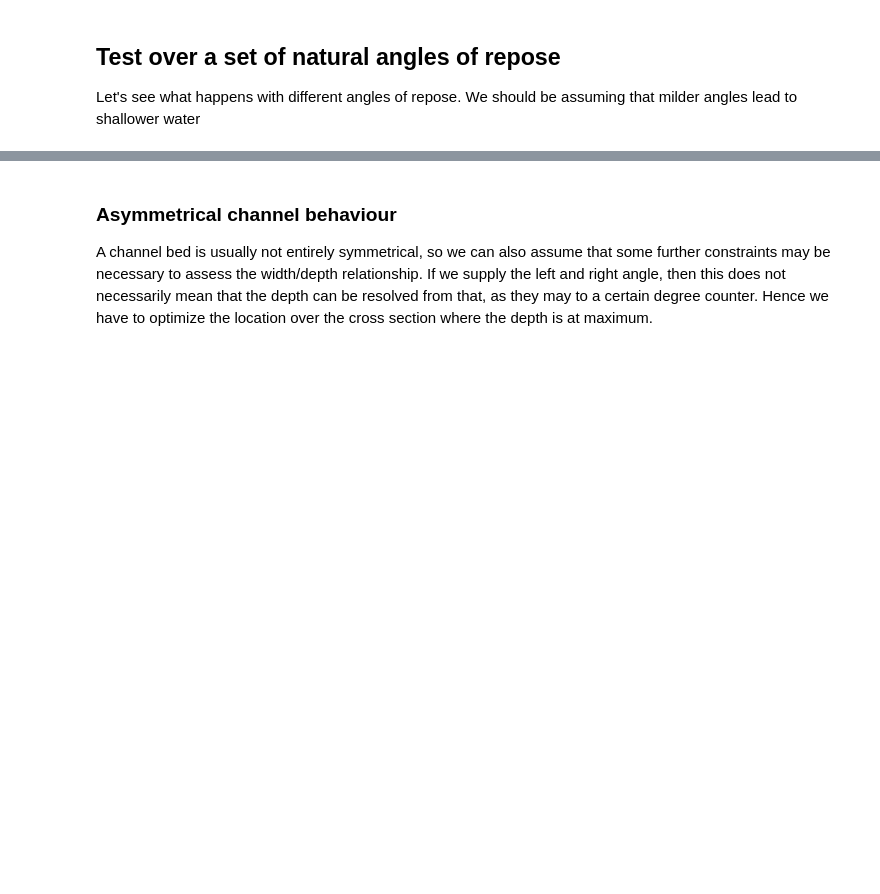
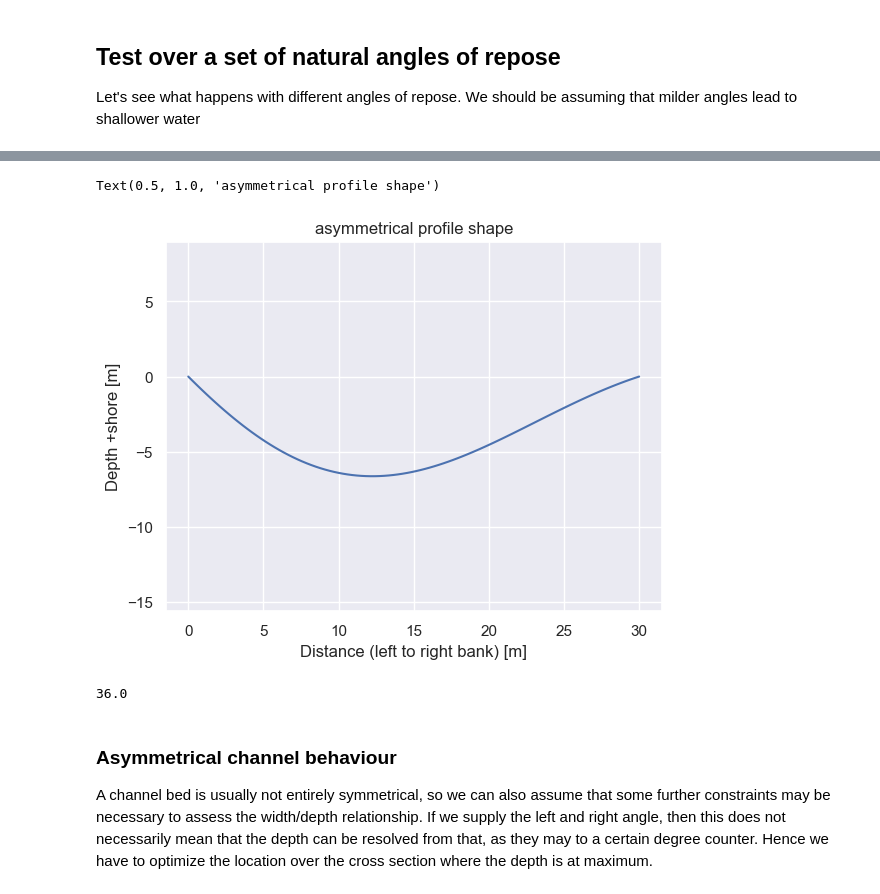
Before and after one commit to localdevices/ORProfile, a Jupyter notebook: notebooks/Lacey_implementation.ipynb, the cells around one changed output, grey strips where cells are left out. Drawn from its saved outputs; the diff is of its cells as text; code cells hidden in the pictures; blank space fills up the shorter version.

```diff
--- a/notebooks/Lacey_implementation.ipynb
+++ b/notebooks/Lacey_implementation.ipynb
@@ -64,5 +75,26 @@ plt.legend()
 # %%
-depth_profile_from_parameters(s, h_m=31.831)
+# left bank
+def depth_profile_left_right_parameters(s, phi_left, phi_right):
+    depths_left = depth_profile_from_parameters(s, phi=phi_left)
+    # right bank
+    depths_right = depth_profile_from_parameters(s, phi=phi_right)
+    weights = np.linspace(0, 1, len(s))
+    return (1 - weights) * depths_left + weights * depths2
+
+s = np.linspace(0, 30, 100)
+depths = depth_profile_left_right_parameters(s, phi_left=0.25*np.pi, phi_right=0.1*np.pi)
+plt.plot(s, depths)
+plt.axis("equal")
+plt.xlabel("Distance (left to right bank) [m]")
+plt.ylabel("Depth +shore [m]")
+plt.title("asymmetrical profile shape")
+# %% [output]
+Text(0.5, 1.0, 'asymmetrical profile shape')
+[figure, added]
+# %%
+0.2*180
+# %% [output]
+36.0
 # %% [markdown]
 ### Asymmetrical channel behaviour
 A channel bed is usually not entirely symmetrical, so we can also assume that some further constraints may be necessary to assess the width/depth relationship. If we supply the left and right angle, then this does not necessarily mean that the depth can be resolved from that, as they may to a certain degree counter. Hence we have to optimize the location over the cross section where the depth is at maximum.
```
Also changed, not shown: parts of 3 cells of this notebook, 4 other files.
